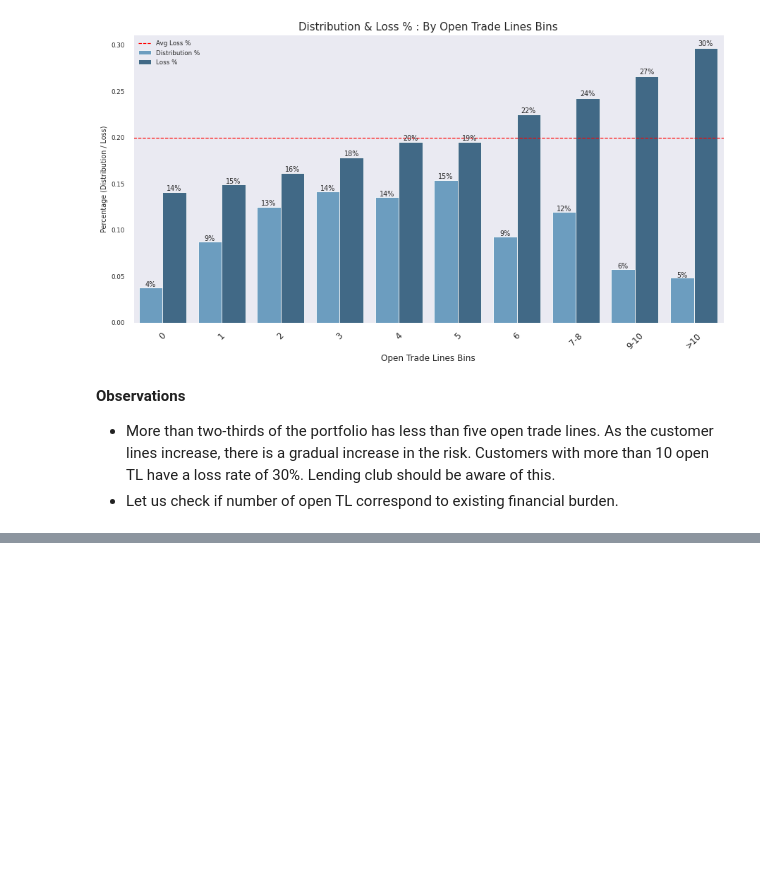
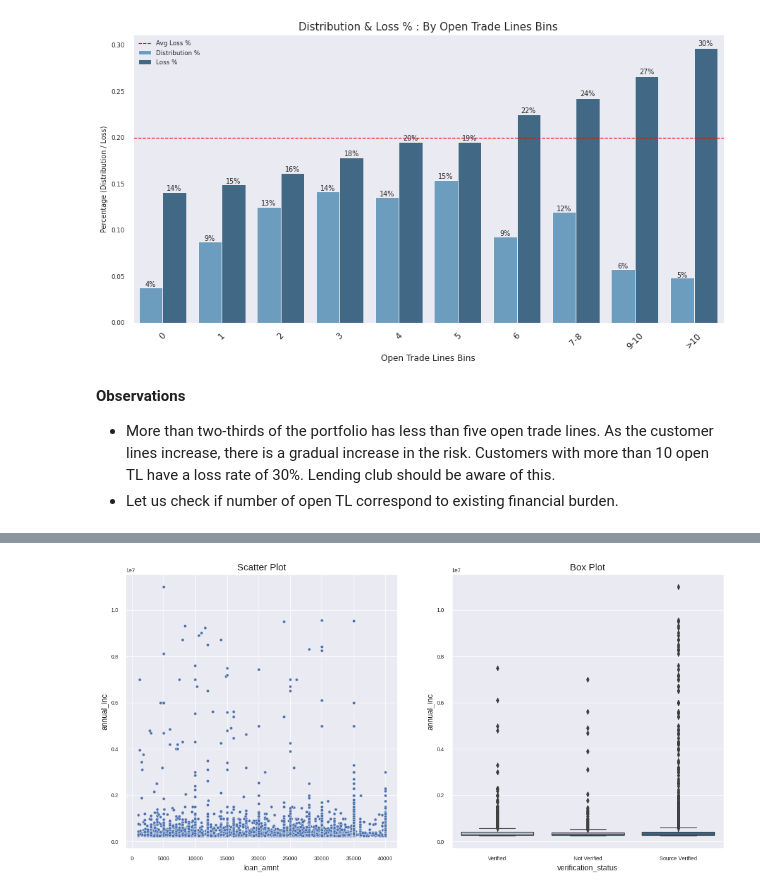
Before and after one commit to sashwinbwaj/Lending-Club-Analysis, a Jupyter notebook: LendingClub_EDA.ipynb, the cells around one changed output, grey strips where cells are left out. Cells and saved outputs as stored; diff of their text form; code cells hidden in the pictures; blank space fills up the shorter version.

```diff
--- a/LendingClub_EDA.ipynb
+++ b/LendingClub_EDA.ipynb
@@ -624,0 +642,3 @@ EDA.scatter_boxplots(data = temp, scatter_x = 'acc_open_past_24mths', box_x = 'c
+# %%
+percentiles = accepted_data_new.annual_inc.quantile([0.01, 0.99]).values
+accepted_data_new['annual_inc_new'] = np.clip(accepted_data_new['annual_inc'], percentiles[0], percentiles[1])
@@ -624,0 +649,5 @@ EDA.scatter_boxplots(data = temp, scatter_x = 'acc_open_past_24mths', box_x = 'c
+# %%
+temp = accepted_data_new[accepted_data_new.annual_inc > 250000]
+EDA.scatter_boxplots(data = temp, scatter_x = 'loan_amnt', box_x = 'verification_status', y = 'annual_inc')
+# %% [output]
+[figure, added]
```
Also changed, not shown: parts of 27 cells of this notebook.
